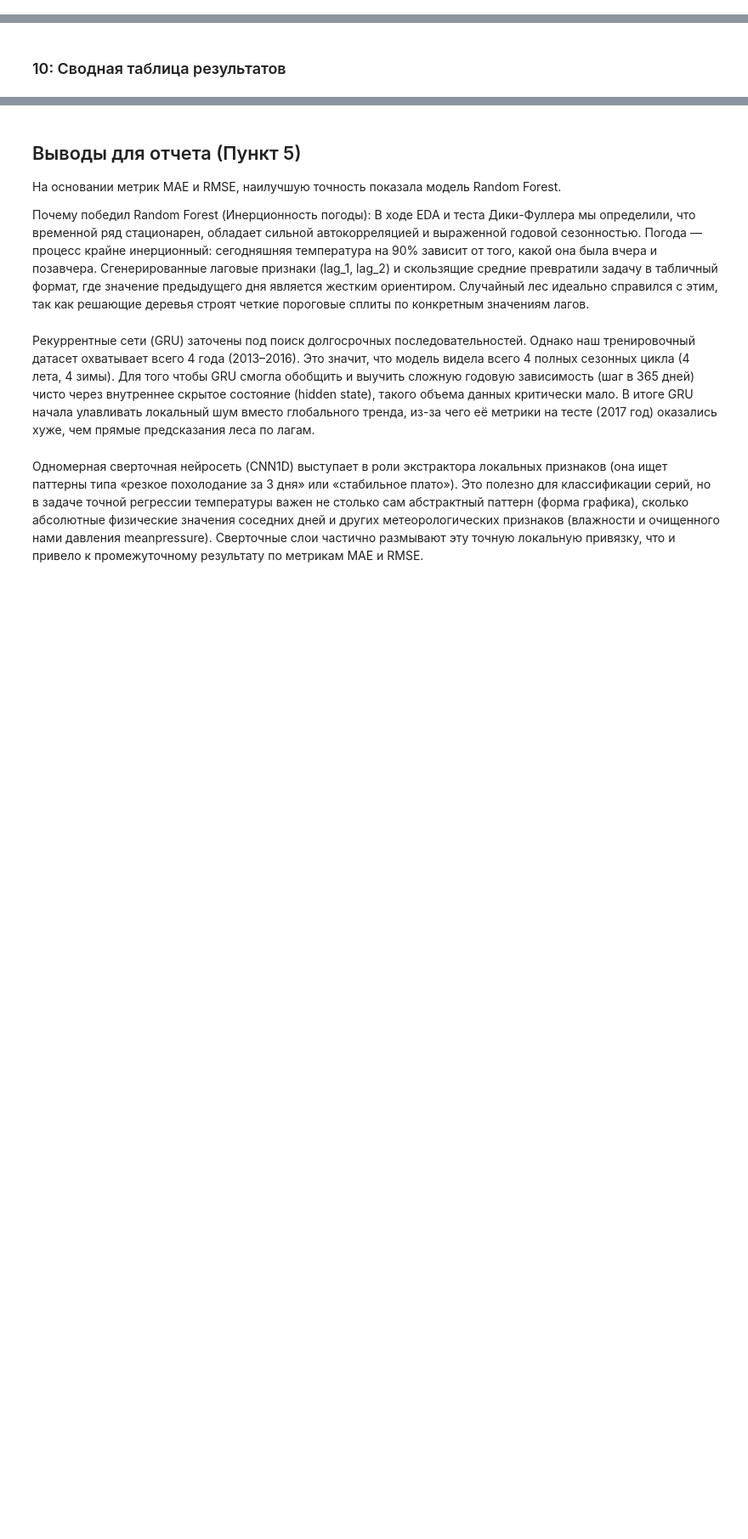
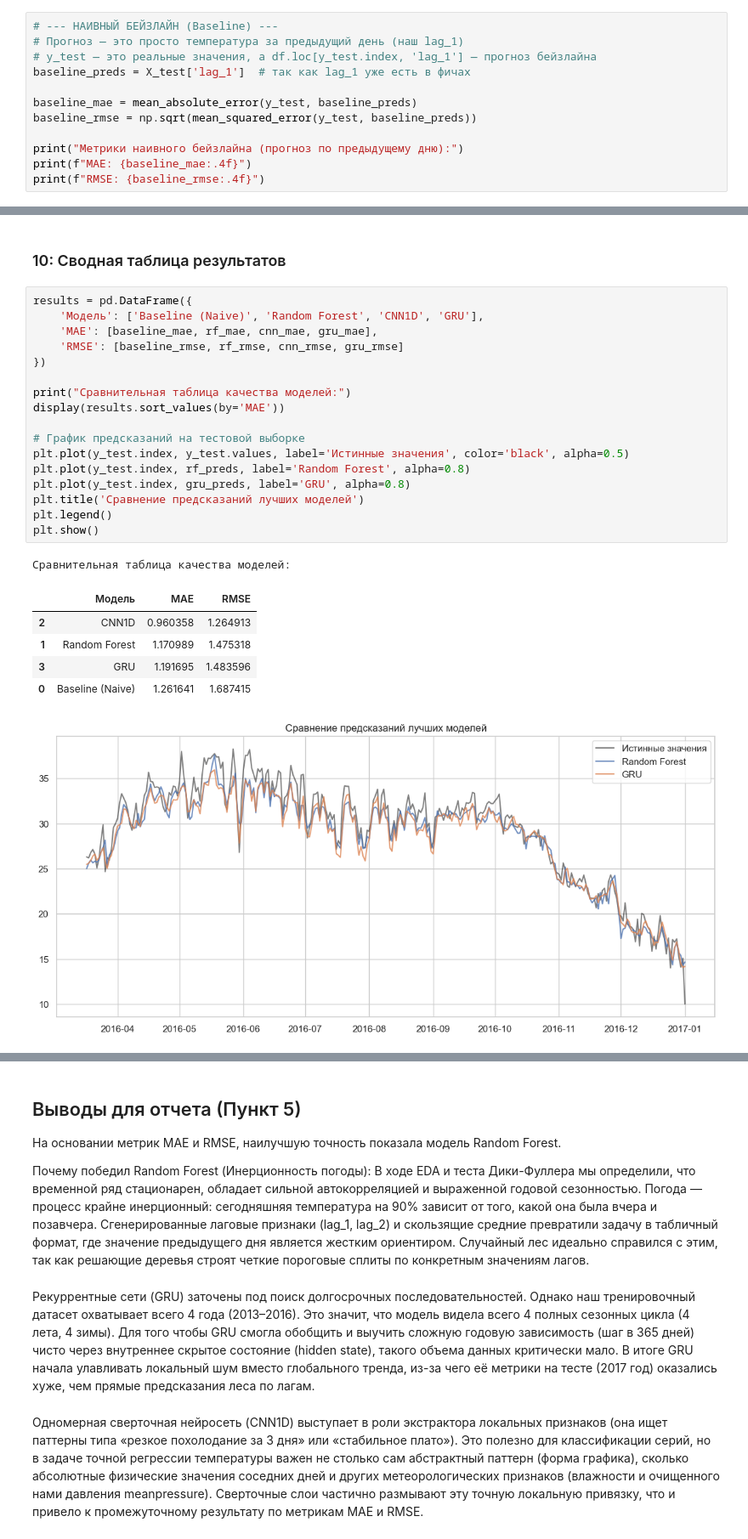
Before and after one commit to Syoshi7/Time_Series, a Jupyter notebook: икм/IKM.ipynb, the cells around one changed output, grey strips where cells are left out. Shown at 85% size. Cells and saved outputs as stored; diff of their text form; blank space fills up the shorter version.

```diff
--- a/икм/IKM.ipynb
+++ b/икм/IKM.ipynb
@@ -235,3 +235,15 @@ print(f"Тестовая выборка: {X_test_scaled.shape}")
 # %% [output]
 Обучающая выборка: (1164, 10)
 Тестовая выборка: (291, 10)
+# %%
+# --- НАИВНЫЙ БЕЙЗЛАЙН (Baseline) ---
+# Прогноз — это просто температура за предыдущий день (наш lag_1)
+# y_test — это реальные значения, а df.loc[y_test.index, 'lag_1'] — прогноз бейзлайна
+baseline_preds = X_test['lag_1']  # так как lag_1 уже есть в фичах
+
+baseline_mae = mean_absolute_error(y_test, baseline_preds)
+baseline_rmse = np.sqrt(mean_squared_error(y_test, baseline_preds))
+
+print("Метрики наивного бейзлайна (прогноз по предыдущему дню):")
+print(f"MAE: {baseline_mae:.4f}")
+print(f"RMSE: {baseline_rmse:.4f}")
@@ -357,5 +373,30 @@ RMSE: 1.6394
 # %% [markdown]
 ### 10: Сводная таблица результатов
+# %%
+results = pd.DataFrame({
+    'Модель': ['Baseline (Naive)', 'Random Forest', 'CNN1D', 'GRU'],
+    'MAE': [baseline_mae, rf_mae, cnn_mae, gru_mae],
+    'RMSE': [baseline_rmse, rf_rmse, cnn_rmse, gru_rmse]
+})
+
+print("Сравнительная таблица качества моделей:")
+display(results.sort_values(by='MAE'))
+
+# График предсказаний на тестовой выборке
+plt.plot(y_test.index, y_test.values, label='Истинные значения', color='black', alpha=0.5)
+plt.plot(y_test.index, rf_preds, label='Random Forest', alpha=0.8)
+plt.plot(y_test.index, gru_preds, label='GRU', alpha=0.8)
+plt.title('Сравнение предсказаний лучших моделей')
+plt.legend()
+plt.show()
+# %% [output]
+Сравнительная таблица качества моделей:
+|  | Модель | MAE | RMSE |
+| 2 | CNN1D | 0.960358 | 1.264913 |
+| 1 | Random Forest | 1.170989 | 1.475318 |
+| 3 | GRU | 1.191695 | 1.483596 |
+| 0 | Baseline (Naive) | 1.261641 | 1.687415 |
+[figure, added]
 # %%
 fig, axes = plt.subplots(1, 2, figsize=(14, 5))
 results_sorted = results.sort_values(by='MAE')
```
Also changed, not shown: parts of 5 cells of this notebook.
